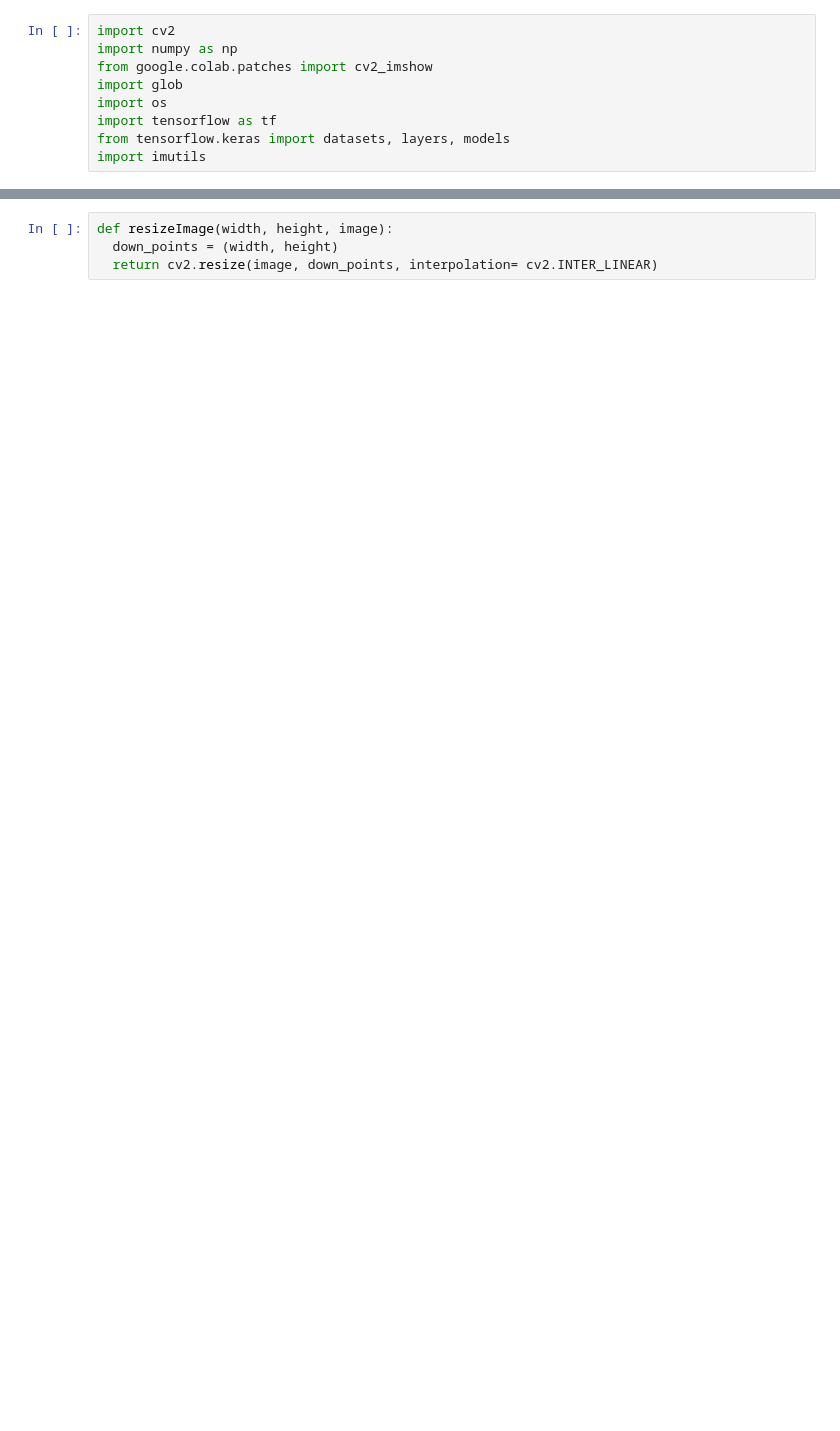
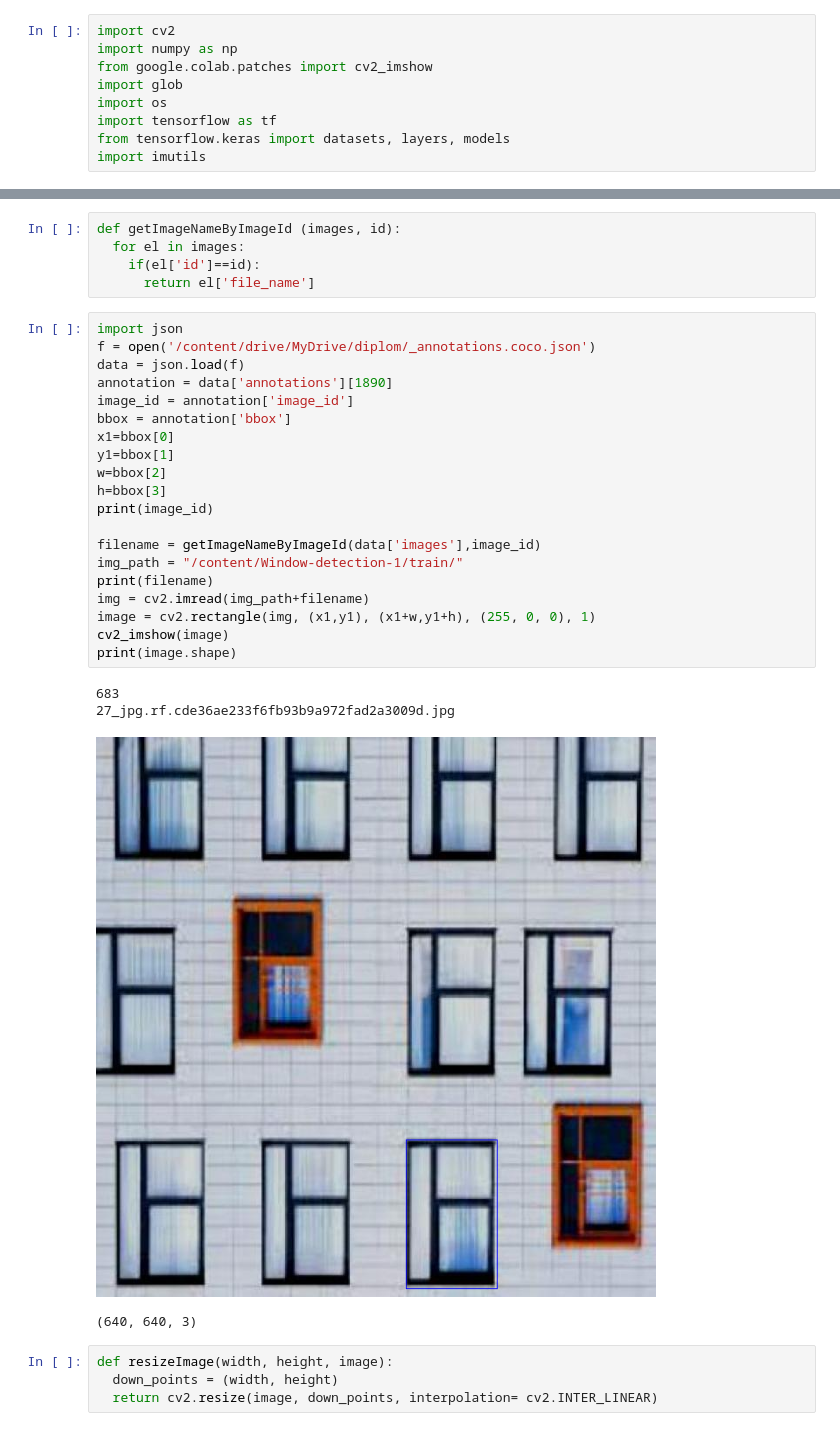
Before and after one commit to s4kh4rov/BMIL, a Jupyter notebook: magdiplom.ipynb, the cells around one changed output, grey strips where cells are left out. Saved outputs shown, nothing was run; the diff lists cells and outputs as text; blank space fills up the shorter version.

```diff
--- a/magdiplom.ipynb
+++ b/magdiplom.ipynb
@@ -12,3 +27,33 @@ import imutils
+# %%
+def getImageNameByImageId (images, id):
+  for el in images:
+    if(el['id']==id):
+      return el['file_name']
+# %%
+import json
+f = open('/content/drive/MyDrive/diplom/_annotations.coco.json')
+data = json.load(f)
+annotation = data['annotations'][1890]
+image_id = annotation['image_id']
+bbox = annotation['bbox']
+x1=bbox[0]
+y1=bbox[1]
+w=bbox[2]
+h=bbox[3]
+print(image_id)
+
+filename = getImageNameByImageId(data['images'],image_id)
+img_path = "/content/Window-detection-1/train/"
+print(filename)
+img = cv2.imread(img_path+filename)
+image = cv2.rectangle(img, (x1,y1), (x1+w,y1+h), (255, 0, 0), 1)
+cv2_imshow(image)
+print(image.shape)
+# %% [output]
+683
+27_jpg.rf.cde36ae233f6fb93b9a972fad2a3009d.jpg
+[figure, added]
+(640, 640, 3)
 # %%
 def resizeImage(width, height, image):
   down_points = (width, height)
```
Also changed, not shown: parts of 3 cells of this notebook.
